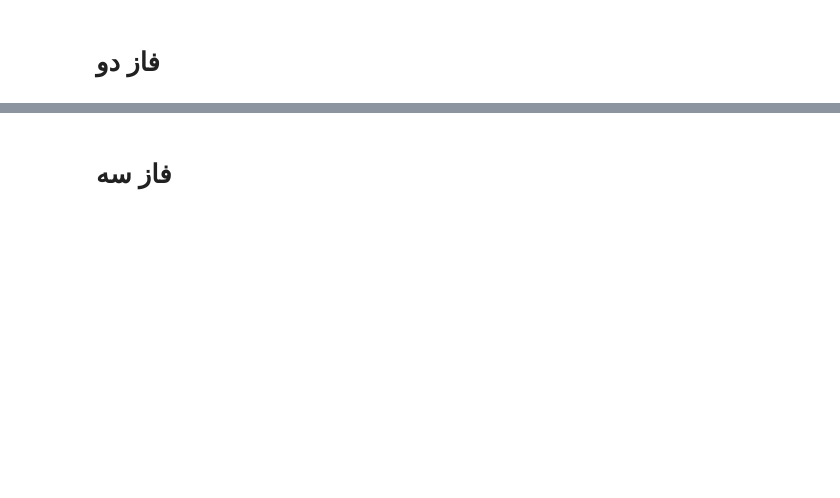
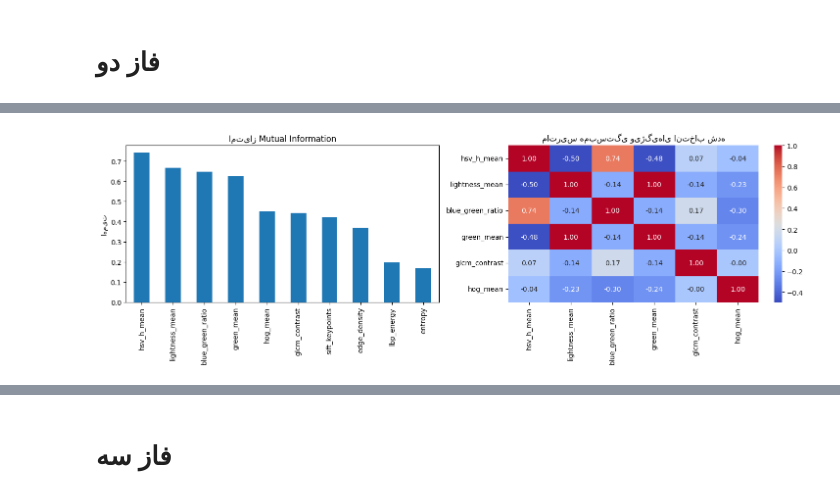
Before and after one commit to AliArianmehr2006/Clustering, a Jupyter notebook: clustring.ipynb, the cells around one changed output, grey strips where cells are left out. Drawn from its saved outputs; the diff is of its cells as text; code cells hidden in the pictures; blank space fills up the shorter version.

```diff
--- a/clustring.ipynb
+++ b/clustring.ipynb
@@ -232,0 +160,91 @@ if __name__ == "__main__":
+# %%
+
+
+def select_optimal_features(df, n_features=6, visualize=True):
+    """
+    انتخاب ویژگی‌های بهینه برای خوشه‌بندی با ترکیب معیارهای مختلف
+    :param df: دیتافریم ورودی
+    :param n_features: تعداد ویژگی‌های مورد نیاز
+    :param visualize: نمایش نمودارهای تحلیل
+    :return: لیست ویژگی‌های انتخاب شده
+    """
+    # جداسازی ویژگی‌های عددی و کلاس
+    X = df.select_dtypes(include=['float64', 'int64']).drop(columns=['filename'], errors='ignore')
+    y = df['class']
+
+    # 1. انتخاب بر اساس کمترین همبستگی
+    corr_matrix = X.corr().abs()
+    mean_corr = corr_matrix.mean().sort_values()
+    low_corr_features = mean_corr.head(n_features*2).index.tolist()  # انتخاب اولیه بیشتر
+
+    # 2. انتخاب بر اساس اهمیت با mutual information
+    selector = SelectKBest(mutual_info_classif, k=n_features*2)
+    selector.fit(X, y)
+    mi_scores = pd.Series(selector.scores_, index=X.columns)
+    high_mi_features = mi_scores.nlargest(n_features*2).index.tolist()
+
+    # 3. ترکیب معیارها و انتخاب نهایی
+    combined_features = list(set(low_corr_features + high_mi_features))
+
+    # محاسبه امتیاز ترکیبی
+    feature_scores = {}
+    for feat in combined_features:
+        # نرمال‌سازی امتیازها بین 0 تا 1
+        corr_score = 1 - (mean_corr[feat] / mean_corr.max()) if feat in mean_corr else 0
+        mi_score = mi_scores[feat] / mi_scores.max() if feat in mi_scores else 0
+        feature_scores[feat] = corr_score + mi_score  # جمع وزندار
+
+    # انتخاب نهایی ویژگی‌ها
+    selected_features = sorted(feature_scores, key=feature_scores.get, reverse=True)[:n_features]
+
+    # نمایش نتایج
+    if visualize:
+        plt.figure(figsize=(15, 5))
+
+        # نمودار امتیاز mutual information
+        plt.subplot(1, 2, 1)
+        mi_scores.sort_values(ascending=False).head(10).plot(kind='bar')
+        plt.title('امتیاز Mutual Information')
+        plt.ylabel('اهمیت')
+
+        # نمودار همبستگی
+        plt.subplot(1, 2, 2)
+        sns.heatmap(X[selected_features].corr(), annot=True, fmt=".2f", cmap='coolwarm')
+        plt.title('ماتریس همبستگی ویژگی‌های انتخاب شده')
+
+        plt.tight_layout()
+        plt.show()
+
+    return selected_features
+
+if __name__ == "__main__":
+    try:
+        # ایجاد پوشه خروجی
+        output_dir = "output_phase2"
+        os.makedirs(output_dir, exist_ok=True)
+
+        # خواندن داده‌های فاز یک
+        df = pd.read_csv("output_phase1/image_features_10.csv")
+
+        print("="*50)
+        print("فاز دو: انتخاب ویژگی‌های بهینه برای خوشه‌بندی")
+        print("="*50)
+
+        # انتخاب ویژگی‌ها (6 ویژگی پیشنهادی)
+        best_features = select_optimal_features(df, n_features=6)
+
+        # ذخیره نتایج
+        result_df = df[['class', 'filename'] + best_features]
+        result_df.to_csv(os.path.join(output_dir, "selected_features.csv"), index=False)
+
+        print("\nویژگی‌های انتخاب شده:")
+        for i, feat in enumerate(best_features, 1):
+            print(f"{i}. {feat}")
+
+        print(f"\nنتایج در پوشه '{output_dir}' ذخیره شد.")
+
+    except FileNotFoundError:
+        print("\nخطا: فایل image_features_10.csv یافت نشد. لطفاً ابتدا فاز یک را اجرا کنید.")
+    except Exception as e:
+        print(f"\nخطا: {str(e)}")
+# %% [output]
@@ -232,0 +254 @@ if __name__ == "__main__":
+[figure, added]
```
Also changed, not shown: parts of 28 cells of this notebook, 38 other files.
